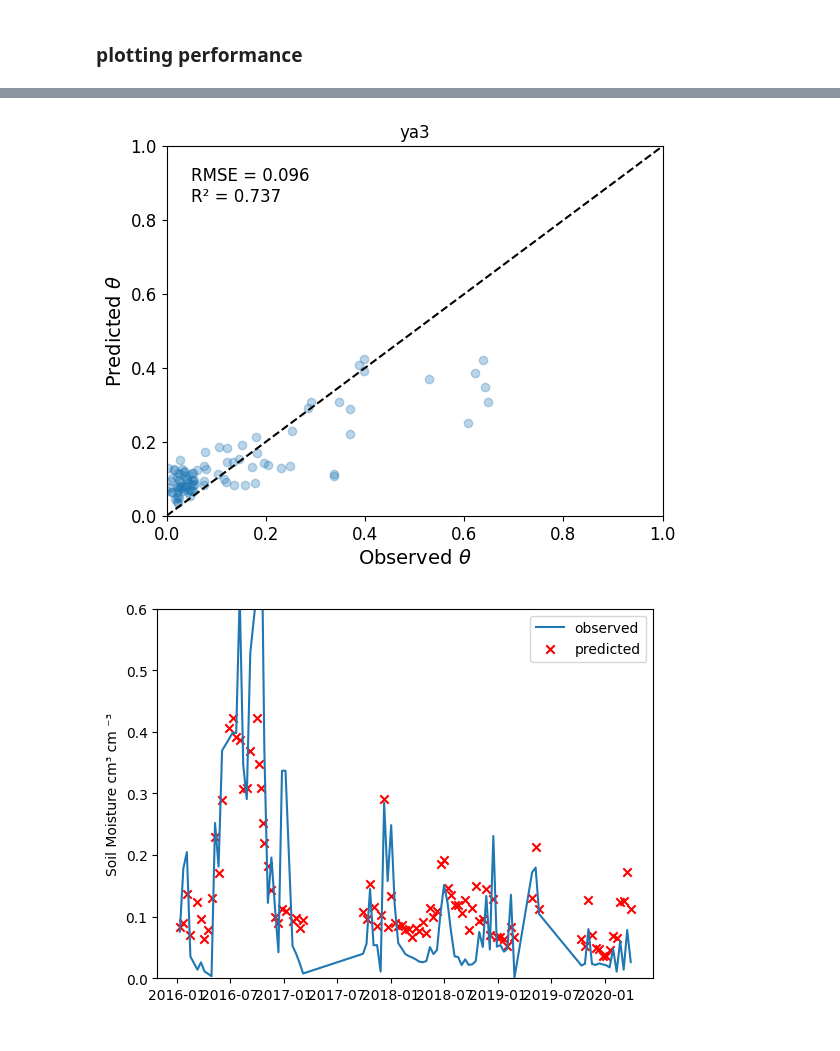
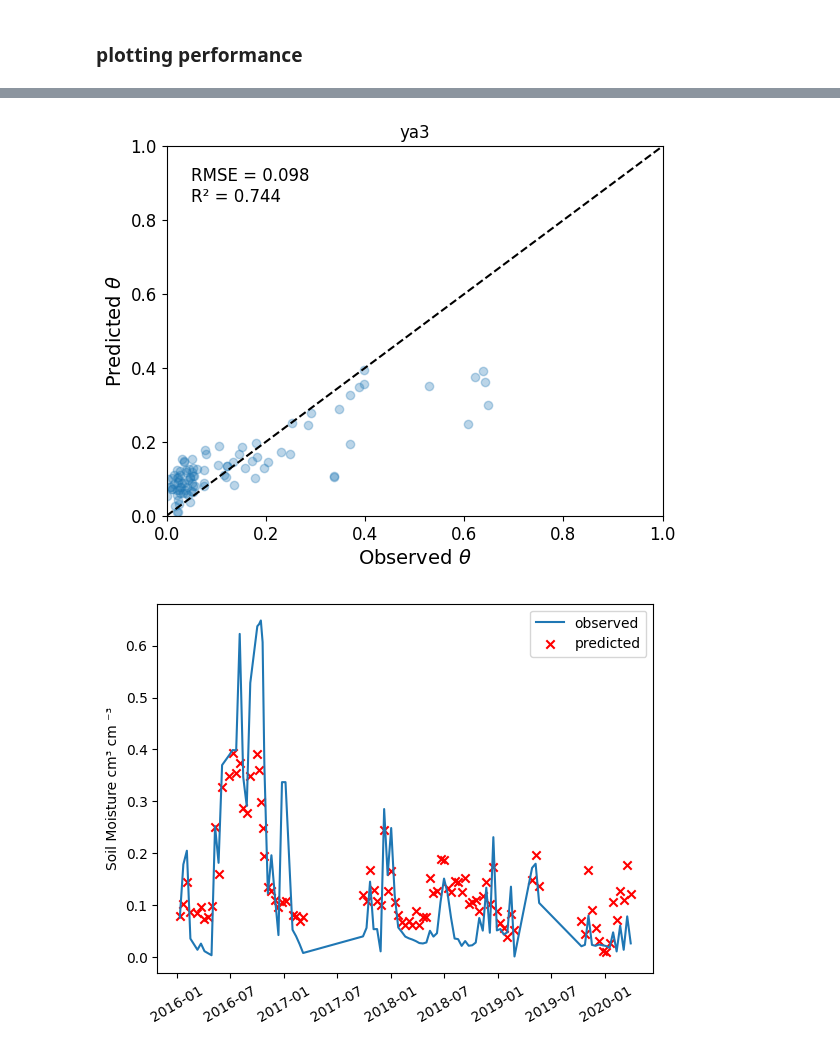
Before and after one commit to top-data/Soil_moisture, a Jupyter notebook: SM_modeling_surface.ipynb, the cells around one changed output, grey strips where cells are left out. Saved outputs shown, nothing was run; the diff lists cells and outputs as text; code cells hidden in the pictures.

Commit message:
plot xticks fixed.

```diff
--- a/SM_modeling_surface.ipynb
+++ b/SM_modeling_surface.ipynb
@@ -288,11 +292,15 @@ def mlp(inputs):
         tf model
     '''
     input = Input(shape=(len(inputs)), dtype='float32')
-    hidden3 = Dense(128, activation='relu')(input)
-    hidden4 = Dense(64, activation='relu')(hidden3)
-    hidden5 = Dense(32, activation='relu')(hidden4)
-    hidden5 = Dense(16, activation='relu')(hidden4)
-    mlp_out = Dense(1, activation=lambda x: relu(x, max_value=1.0))(hidden5)
+    hidden3 = Dense(128, activation='relu', kernel_regularizer=tf.keras.regularizers.l2(0.001))(input)
+    hidden3 = Dropout(0.3)(hidden3)
+    hidden4 = Dense(64, activation='relu', kernel_regularizer=tf.keras.regularizers.l2(0.001))(hidden3)
+    hidden4 = Dropout(0.3)(hidden4)
+    hidden5 = Dense(32, activation='relu', kernel_regularizer=tf.keras.regularizers.l2(0.001))(hidden4)
+    hidden5 = Dropout(0.3)(hidden5)
+    hidden6 = Dense(16, activation='relu', kernel_regularizer=tf.keras.regularizers.l2(0.001))(hidden5)
+    hidden6 = Dropout(0.3)(hidden6)
+    mlp_out = Dense(1, activation=lambda x: relu(x, max_value=1.0))(hidden6)
 
     model = Model(inputs=input, outputs=mlp_out)
     model.compile(loss=ccc, optimizer=Adam(learning_rate=0.00003))
@@ -632,7 +646,8 @@ DFtest.sort_index(inplace=True)
 DFtest['soilM']
 plt.plot(DFtest['soilM'], label='observed')
 plt.scatter(DFtest.index, DFtest['pred'], color='red', marker='x', label='predicted')
-plt.ylim(0, 0.6)
+# plt.ylim(0, 0.6)
+plt.xticks(rotation=30)
 plt.ylabel('Soil Moisture cm³ cm ⁻³')
 plt.legend()
 plt.show()
@@ -641,2 +656,2 @@ plt.show()
-[figure, old version]
+[figure, new version]
-[figure, old version]
+[figure, new version]
```
Also changed, not shown: parts of 5 cells of this notebook.
